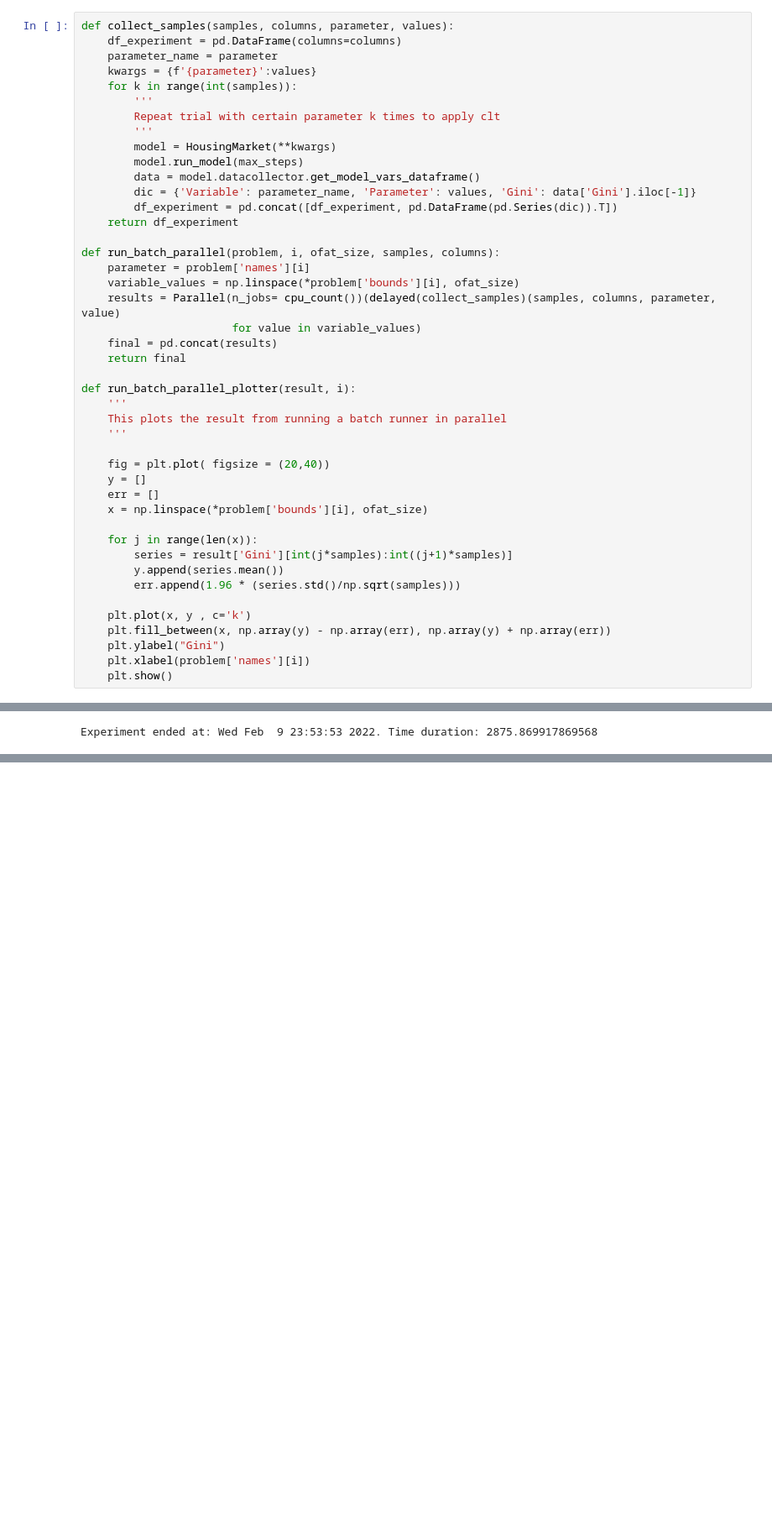
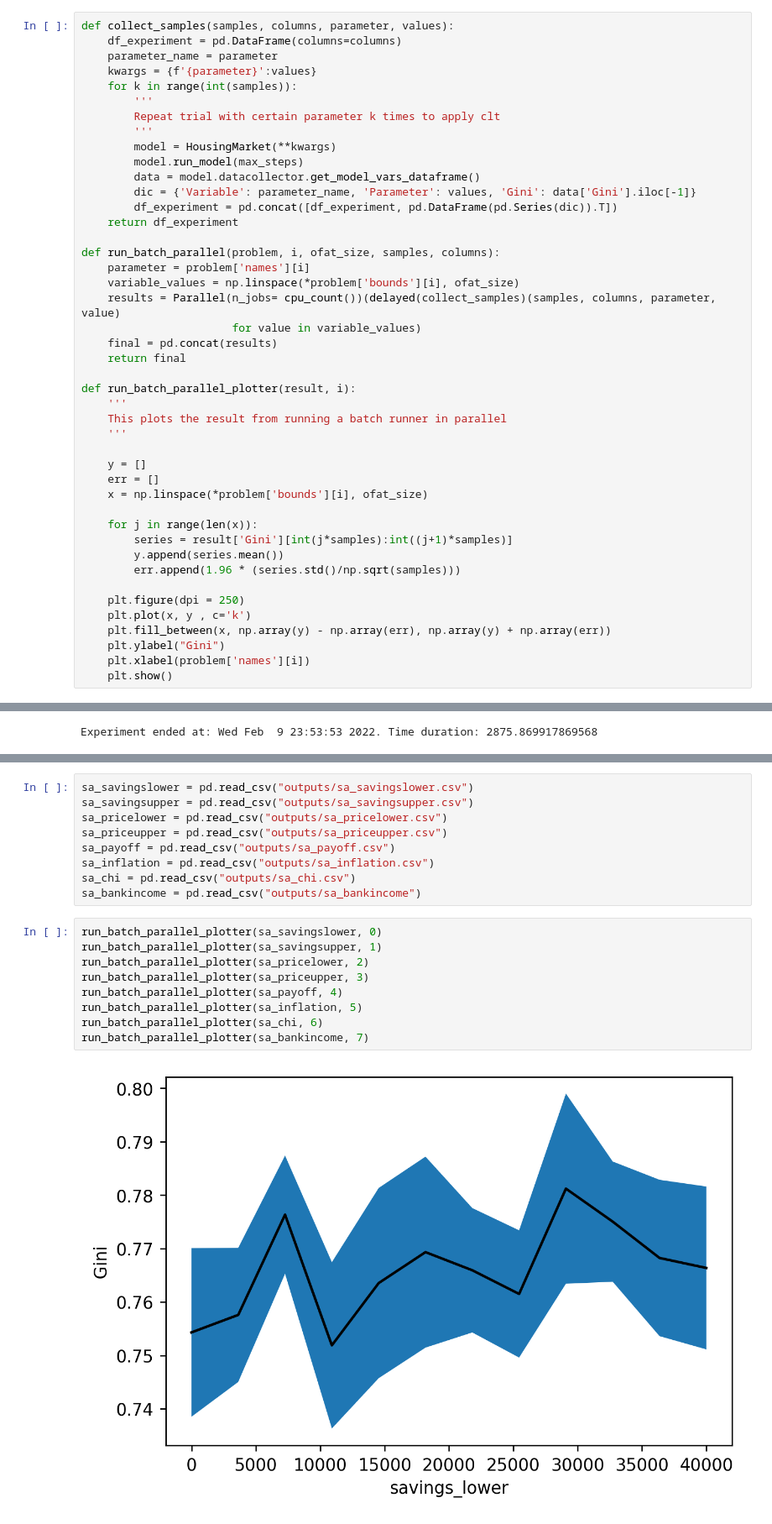
Before and after one commit to Caesar-blip/ABM, a Jupyter notebook: OFAT.ipynb, the cells around one changed output, grey strips where cells are left out. Shown at 84% size. Drawn from its saved outputs; the diff is of its cells as text; blank space fills up the shorter version.

```diff
--- a/OFAT.ipynb
+++ b/OFAT.ipynb
@@ -45,7 +45,6 @@ def run_batch_parallel_plotter(result, i):
     This plots the result from running a batch runner in parallel
     '''
 
-    fig = plt.plot( figsize = (20,40))
     y = []
     err = []
     x = np.linspace(*problem['bounds'][i], ofat_size)
@@ -55,6 +54,7 @@ def run_batch_parallel_plotter(result, i):
         y.append(series.mean())
         err.append(1.96 * (series.std()/np.sqrt(samples)))
 
+    plt.figure(dpi = 250)
     plt.plot(x, y , c='k')
     plt.fill_between(x, np.array(y) - np.array(err), np.array(y) + np.array(err))
     plt.ylabel("Gini")
@@ -195,0 +247,20 @@ print(f"Experiment ended at: {time.ctime()}. Time duration: {time.time() - begin
+# %%
+sa_savingslower = pd.read_csv("outputs/sa_savingslower.csv")
+sa_savingsupper = pd.read_csv("outputs/sa_savingsupper.csv")
+sa_pricelower = pd.read_csv("outputs/sa_pricelower.csv")
+sa_priceupper = pd.read_csv("outputs/sa_priceupper.csv")
+sa_payoff = pd.read_csv("outputs/sa_payoff.csv")
+sa_inflation = pd.read_csv("outputs/sa_inflation.csv")
+sa_chi = pd.read_csv("outputs/sa_chi.csv")
+sa_bankincome = pd.read_csv("outputs/sa_bankincome")
+# %%
+run_batch_parallel_plotter(sa_savingslower, 0)
+run_batch_parallel_plotter(sa_savingsupper, 1)
+run_batch_parallel_plotter(sa_pricelower, 2)
+run_batch_parallel_plotter(sa_priceupper, 3)
+run_batch_parallel_plotter(sa_payoff, 4)
+run_batch_parallel_plotter(sa_inflation, 5)
+run_batch_parallel_plotter(sa_chi, 6)
+run_batch_parallel_plotter(sa_bankincome, 7)
+# %% [output]
+[figure, added]
```
Also changed, not shown: parts of 10 cells of this notebook, 2 other files.
